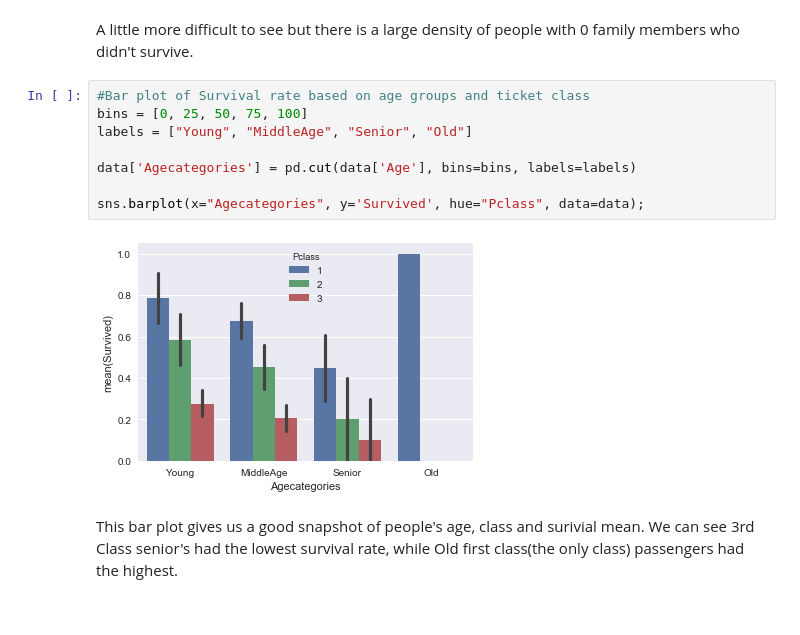
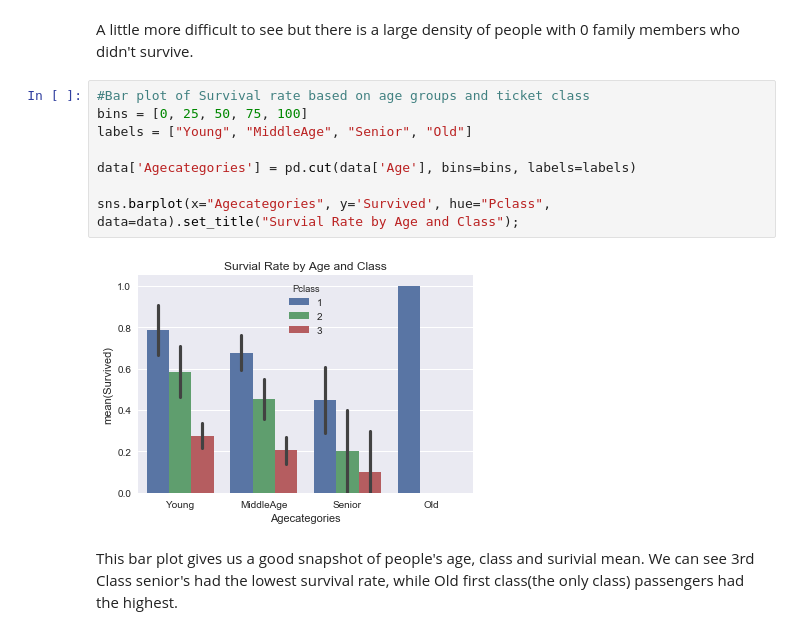
Before and after one commit to iqbal125/titanic_data_analysis, a Jupyter notebook: titanic_data_analysis.ipynb, the cells around one changed output. Drawn from its saved outputs; the diff is of its cells as text.

```diff
--- a/titanic_data_analysis.ipynb
+++ b/titanic_data_analysis.ipynb
@@ -348,12 +348,12 @@ A little more difficult to see but there is a large density of people with 0 fam
 # %%
 #Bar plot of Survival rate based on age groups and ticket class
 bins = [0, 25, 50, 75, 100]
 labels = ["Young", "MiddleAge", "Senior", "Old"]
 
 data['Agecategories'] = pd.cut(data['Age'], bins=bins, labels=labels)
 
-sns.barplot(x="Agecategories", y='Survived', hue="Pclass", data=data);
+sns.barplot(x="Agecategories", y='Survived', hue="Pclass", data=data).set_title("Survial Rate by Age and Class");
 # %% [output]
-[figure, old version]
+[figure, new version]
 # %% [markdown]
 This bar plot gives us a good snapshot of people's age, class and surivial mean. We can see 3rd Class senior's had the lowest survival rate, while Old first class(the only class) passengers had the highest.
```
Also changed, not shown: parts of 3 cells of this notebook, 1 other file.
